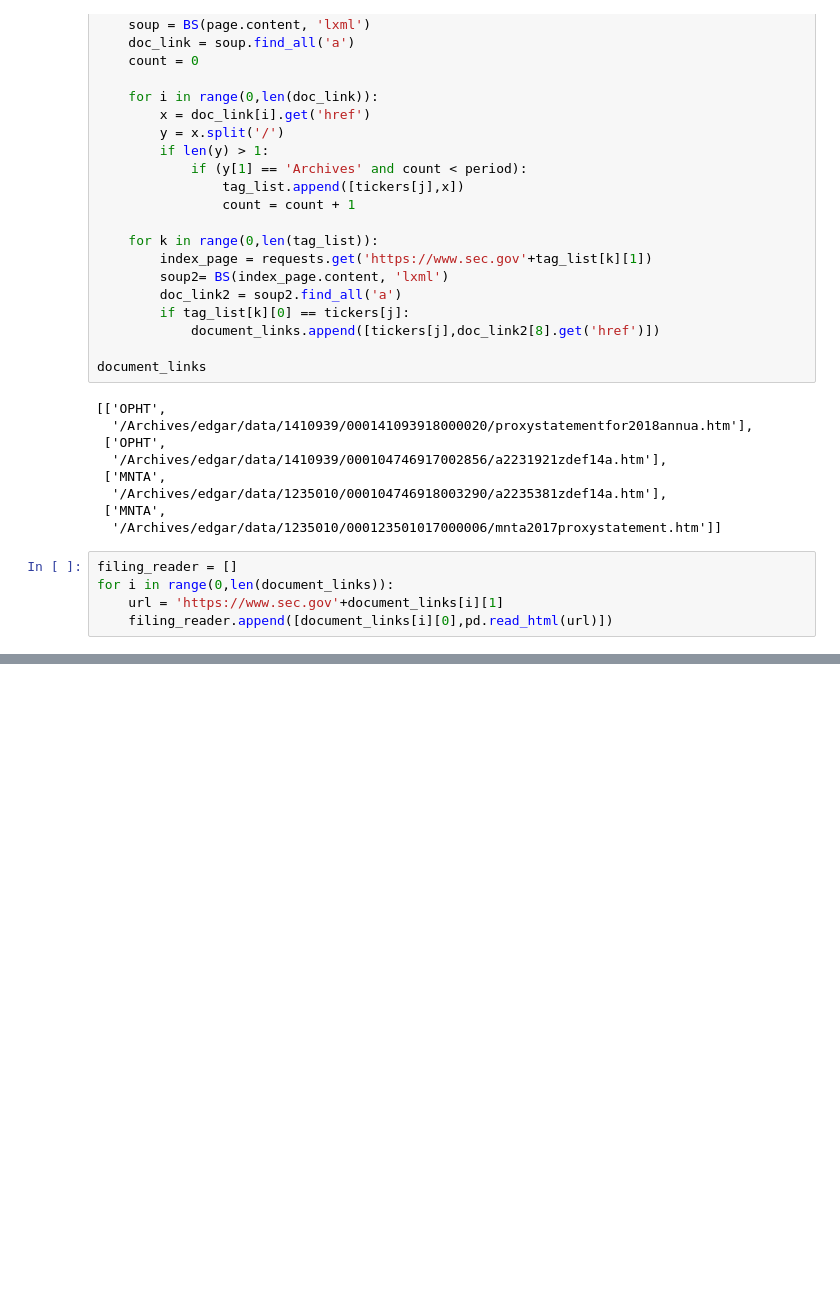
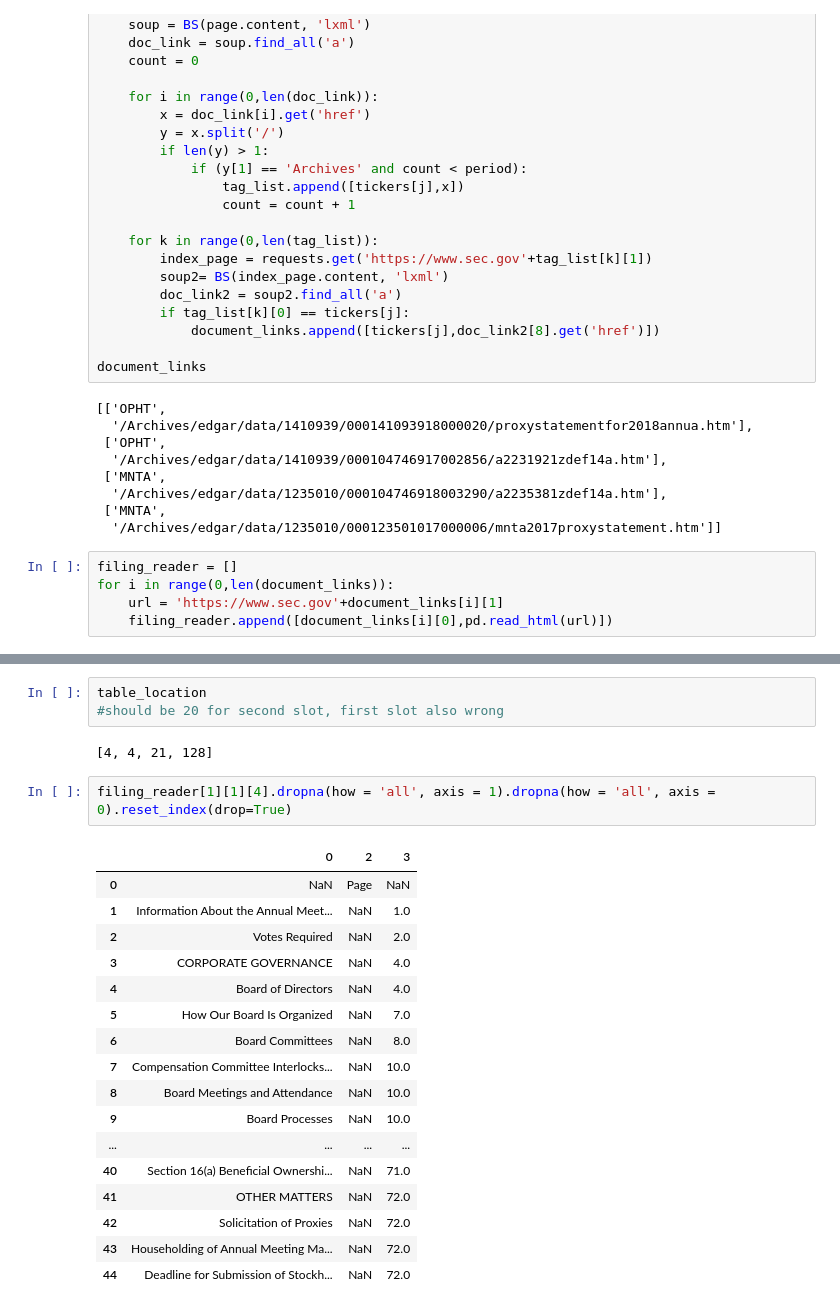
Before and after one commit to mooredj565/python_scripts, a Jupyter notebook: DEF14A Search.ipynb, the cells around one changed output, grey strips where cells are left out. Drawn from its saved outputs; the diff is of its cells as text; blank space fills up the shorter version.

```diff
--- a/DEF14A Search.ipynb
+++ b/DEF14A Search.ipynb
@@ -127 +156,26 @@ filing_reader[2][1][21]
+# %%
+table_location
+#should be 20 for second slot, first slot also wrong
+# %% [output]
+[4, 4, 21, 128]
+# %%
+filing_reader[1][1][4].dropna(how = 'all', axis = 1).dropna(how = 'all', axis = 0).reset_index(drop=True)
+# %% [output]
+|  | 0 | 2 | 3 |
+| 0 | NaN | Page | NaN |
+| 1 | Information About the Annual Meet... | NaN | 1.0 |
+| 2 | Votes Required | NaN | 2.0 |
+| 3 | CORPORATE GOVERNANCE | NaN | 4.0 |
+| 4 | Board of Directors | NaN | 4.0 |
+| 5 | How Our Board Is Organized | NaN | 7.0 |
+| 6 | Board Committees | NaN | 8.0 |
+| 7 | Compensation Committee Interlocks... | NaN | 10.0 |
+| 8 | Board Meetings and Attendance | NaN | 10.0 |
+| 9 | Board Processes | NaN | 10.0 |
+| ... | ... | ... | ... |
+| 40 | Section 16(a) Beneficial Ownershi... | NaN | 71.0 |
+| 41 | OTHER MATTERS | NaN | 72.0 |
+| 42 | Solicitation of Proxies | NaN | 72.0 |
+| 43 | Householding of Annual Meeting Ma... | NaN | 72.0 |
+| 44 | Deadline for Submission of Stockh... | NaN | 72.0 |
 # %%
```
Also changed, not shown: parts of 12 cells of this notebook.
